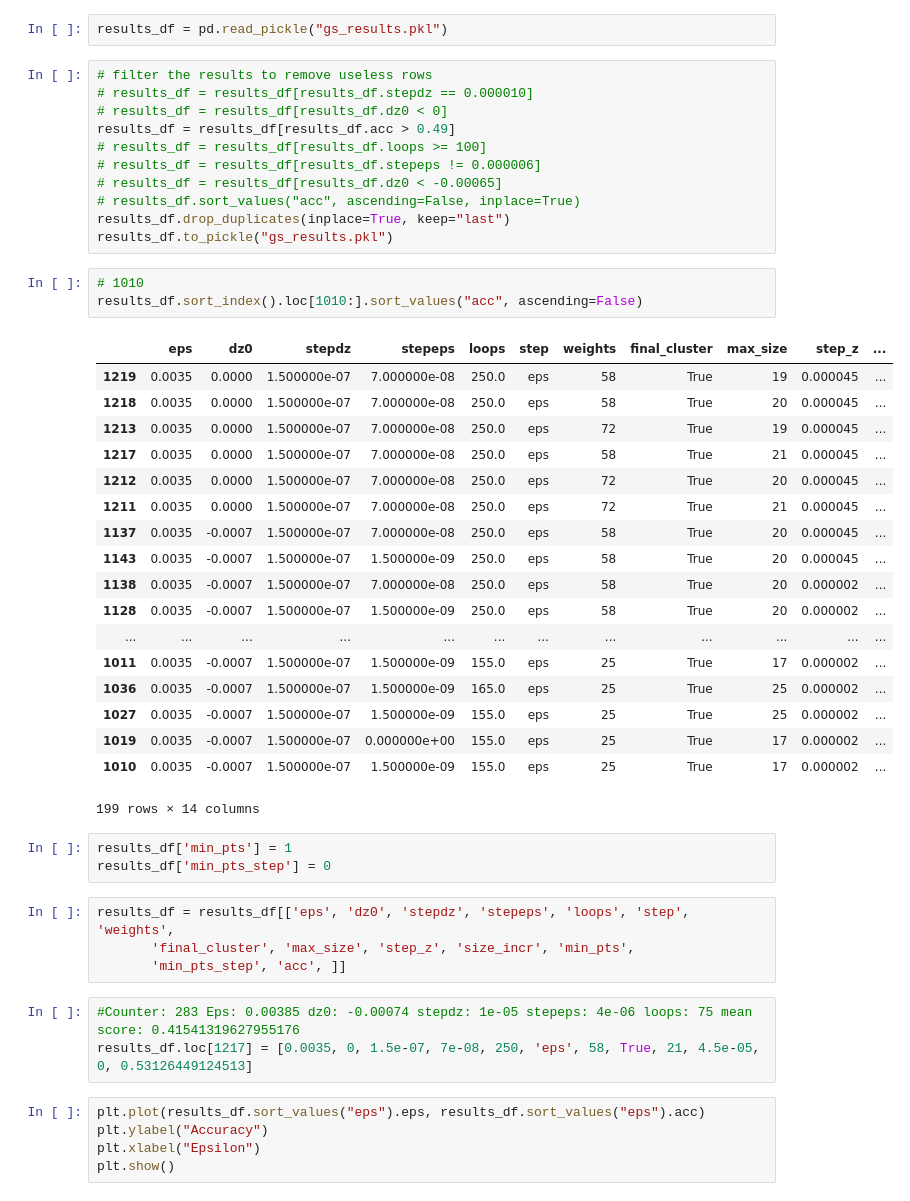
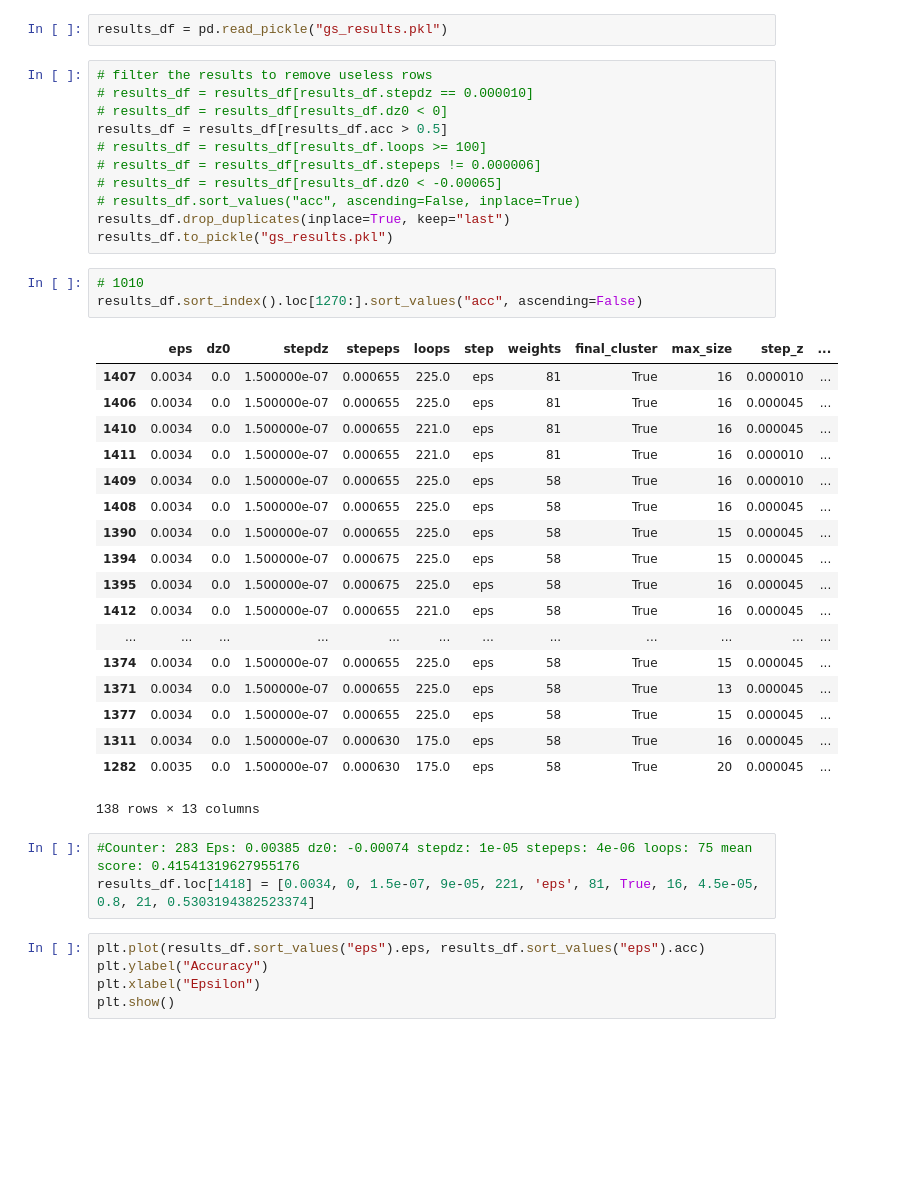
Before and after one commit to escuccim/trackml_code, a Jupyter notebook: gridsearch_scratchpad.ipynb, the cells around one changed output. Drawn from its saved outputs; the diff is of its cells as text; blank space fills up the shorter version.

```diff
--- a/gridsearch_scratchpad.ipynb
+++ b/gridsearch_scratchpad.ipynb
@@ -9,7 +9,7 @@ results_df = pd.read_pickle("gs_results.pkl")
 # filter the results to remove useless rows
 # results_df = results_df[results_df.stepdz == 0.000010]
 # results_df = results_df[results_df.dz0 < 0]
-results_df = results_df[results_df.acc > 0.49]
+results_df = results_df[results_df.acc > 0.5]
 # results_df = results_df[results_df.loops >= 100]
 # results_df = results_df[results_df.stepeps != 0.000006]
 # results_df = results_df[results_df.dz0 < -0.00065]
@@ -18,36 +18,29 @@ results_df.drop_duplicates(inplace=True, keep="last")
 results_df.to_pickle("gs_results.pkl")
 # %%
 # 1010
-results_df.sort_index().loc[1010:].sort_values("acc", ascending=False)
+results_df.sort_index().loc[1270:].sort_values("acc", ascending=False)
 # %% [output]
 |  | eps | dz0 | stepdz | stepeps | loops | step | weights | final_cluster | max_size | step_z | ... |
-| 1219 | 0.0035 | 0.0000 | 1.500000e-07 | 7.000000e-08 | 250.0 | eps | 58 | True | 19 | 0.000045 | ... |
-| 1218 | 0.0035 | 0.0000 | 1.500000e-07 | 7.000000e-08 | 250.0 | eps | 58 | True | 20 | 0.000045 | ... |
-| 1213 | 0.0035 | 0.0000 | 1.500000e-07 | 7.000000e-08 | 250.0 | eps | 72 | True | 19 | 0.000045 | ... |
-| 1217 | 0.0035 | 0.0000 | 1.500000e-07 | 7.000000e-08 | 250.0 | eps | 58 | True | 21 | 0.000045 | ... |
-| 1212 | 0.0035 | 0.0000 | 1.500000e-07 | 7.000000e-08 | 250.0 | eps | 72 | True | 20 | 0.000045 | ... |
-| 1211 | 0.0035 | 0.0000 | 1.500000e-07 | 7.000000e-08 | 250.0 | eps | 72 | True | 21 | 0.000045 | ... |
-| 1137 | 0.0035 | -0.0007 | 1.500000e-07 | 7.000000e-08 | 250.0 | eps | 58 | True | 20 | 0.000045 | ... |
-| 1143 | 0.0035 | -0.0007 | 1.500000e-07 | 1.500000e-09 | 250.0 | eps | 58 | True | 20 | 0.000045 | ... |
-| 1138 | 0.0035 | -0.0007 | 1.500000e-07 | 7.000000e-08 | 250.0 | eps | 58 | True | 20 | 0.000002 | ... |
-| 1128 | 0.0035 | -0.0007 | 1.500000e-07 | 1.500000e-09 | 250.0 | eps | 58 | True | 20 | 0.000002 | ... |
+| 1407 | 0.0034 | 0.0 | 1.500000e-07 | 0.000655 | 225.0 | eps | 81 | True | 16 | 0.000010 | ... |
+| 1406 | 0.0034 | 0.0 | 1.500000e-07 | 0.000655 | 225.0 | eps | 81 | True | 16 | 0.000045 | ... |
+| 1410 | 0.0034 | 0.0 | 1.500000e-07 | 0.000655 | 221.0 | eps | 81 | True | 16 | 0.000045 | ... |
+| 1411 | 0.0034 | 0.0 | 1.500000e-07 | 0.000655 | 221.0 | eps | 81 | True | 16 | 0.000010 | ... |
+| 1409 | 0.0034 | 0.0 | 1.500000e-07 | 0.000655 | 225.0 | eps | 58 | True | 16 | 0.000010 | ... |
+| 1408 | 0.0034 | 0.0 | 1.500000e-07 | 0.000655 | 225.0 | eps | 58 | True | 16 | 0.000045 | ... |
+| 1390 | 0.0034 | 0.0 | 1.500000e-07 | 0.000655 | 225.0 | eps | 58 | True | 15 | 0.000045 | ... |
+| 1394 | 0.0034 | 0.0 | 1.500000e-07 | 0.000675 | 225.0 | eps | 58 | True | 15 | 0.000045 | ... |
+| 1395 | 0.0034 | 0.0 | 1.500000e-07 | 0.000675 | 225.0 | eps | 58 | True | 16 | 0.000045 | ... |
+| 1412 | 0.0034 | 0.0 | 1.500000e-07 | 0.000655 | 221.0 | eps | 58 | True | 16 | 0.000045 | ... |
 | ... | ... | ... | ... | ... | ... | ... | ... | ... | ... | ... | ... |
-| 1011 | 0.0035 | -0.0007 | 1.500000e-07 | 1.500000e-09 | 155.0 | eps | 25 | True | 17 | 0.000002 | ... |
-| 1036 | 0.0035 | -0.0007 | 1.500000e-07 | 1.500000e-09 | 165.0 | eps | 25 | True | 25 | 0.000002 | ... |
-| 1027 | 0.0035 | -0.0007 | 1.500000e-07 | 1.500000e-09 | 155.0 | eps | 25 | True | 25 | 0.000002 | ... |
-| 1019 | 0.0035 | -0.0007 | 1.500000e-07 | 0.000000e+00 | 155.0 | eps | 25 | True | 17 | 0.000002 | ... |
-| 1010 | 0.0035 | -0.0007 | 1.500000e-07 | 1.500000e-09 | 155.0 | eps | 25 | True | 17 | 0.000002 | ... |
+| 1374 | 0.0034 | 0.0 | 1.500000e-07 | 0.000655 | 225.0 | eps | 58 | True | 15 | 0.000045 | ... |
+| 1371 | 0.0034 | 0.0 | 1.500000e-07 | 0.000655 | 225.0 | eps | 58 | True | 13 | 0.000045 | ... |
+| 1377 | 0.0034 | 0.0 | 1.500000e-07 | 0.000655 | 225.0 | eps | 58 | True | 15 | 0.000045 | ... |
+| 1311 | 0.0034 | 0.0 | 1.500000e-07 | 0.000630 | 175.0 | eps | 58 | True | 16 | 0.000045 | ... |
+| 1282 | 0.0035 | 0.0 | 1.500000e-07 | 0.000630 | 175.0 | eps | 58 | True | 20 | 0.000045 | ... |
-199 rows × 14 columns
+138 rows × 13 columns
-# %%
-results_df['min_pts'] = 1
-results_df['min_pts_step'] = 0
-# %%
-results_df = results_df[['eps', 'dz0', 'stepdz', 'stepeps', 'loops', 'step', 'weights',
-       'final_cluster', 'max_size', 'step_z', 'size_incr', 'min_pts',
-       'min_pts_step', 'acc', ]]
 # %%
 #Counter: 283 Eps: 0.00385 dz0: -0.00074 stepdz: 1e-05 stepeps: 4e-06 loops: 75 mean score: 0.41541319627955176
-results_df.loc[1217] = [0.0035, 0, 1.5e-07, 7e-08, 250, 'eps', 58, True, 21, 4.5e-05, 0, 0.53126449124513]
+results_df.loc[1418] = [0.0034, 0, 1.5e-07, 9e-05, 221, 'eps', 81, True, 16, 4.5e-05, 0.8, 21, 0.5303194382523374]
 # %%
 plt.plot(results_df.sort_values("eps").eps, results_df.sort_values("eps").acc)
 plt.ylabel("Accuracy")
```
Also changed, not shown: 6 other files.
